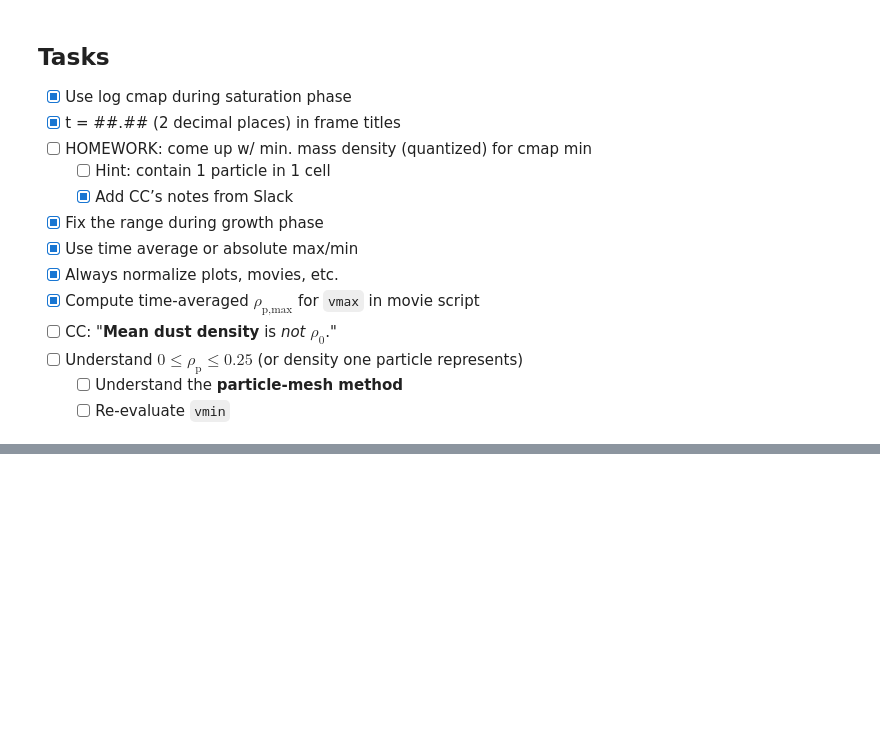
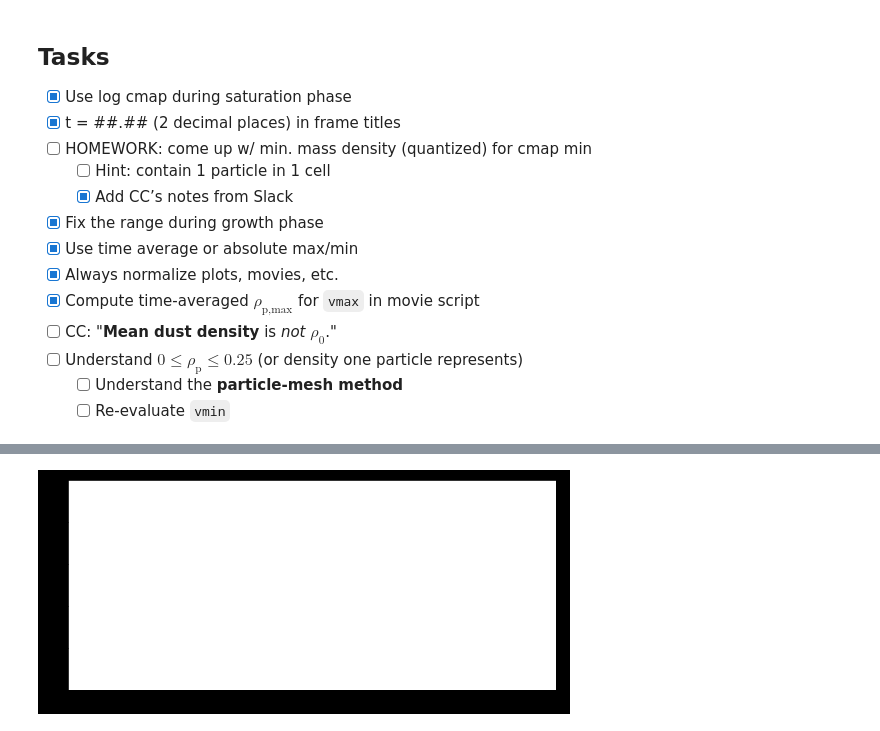
Before and after one commit to sabaronett/streaming-instability, a Jupyter notebook: ipynb/CmapLogNorm.ipynb, the cells around one changed output, grey strips where cells are left out. Cells and saved outputs as stored; diff of their text form; code cells hidden in the pictures; blank space fills up the shorter version.

```diff
--- a/ipynb/CmapLogNorm.ipynb
+++ b/ipynb/CmapLogNorm.ipynb
@@ -100,0 +145,15 @@ cb.set_label(r'$\rho_p$ / $\langle \rho_p \rangle$')
+# %%
+from matplotlib import pyplot as plt
+
+plt.rcParams["figure.figsize"] = [7.50, 3.50]
+plt.rcParams["figure.autolayout"] = True
+
+figure, ax = plt.subplots()
+
+edge_color_opacity = 1 # 0<val<1
+face_color_opacity = 0.75 # 0<val<1
+
+figure.patch.set_facecolor('black')
+plt.show()
+# %% [output]
+[figure, added]
```
Also changed, not shown: parts of 8 cells of this notebook.
